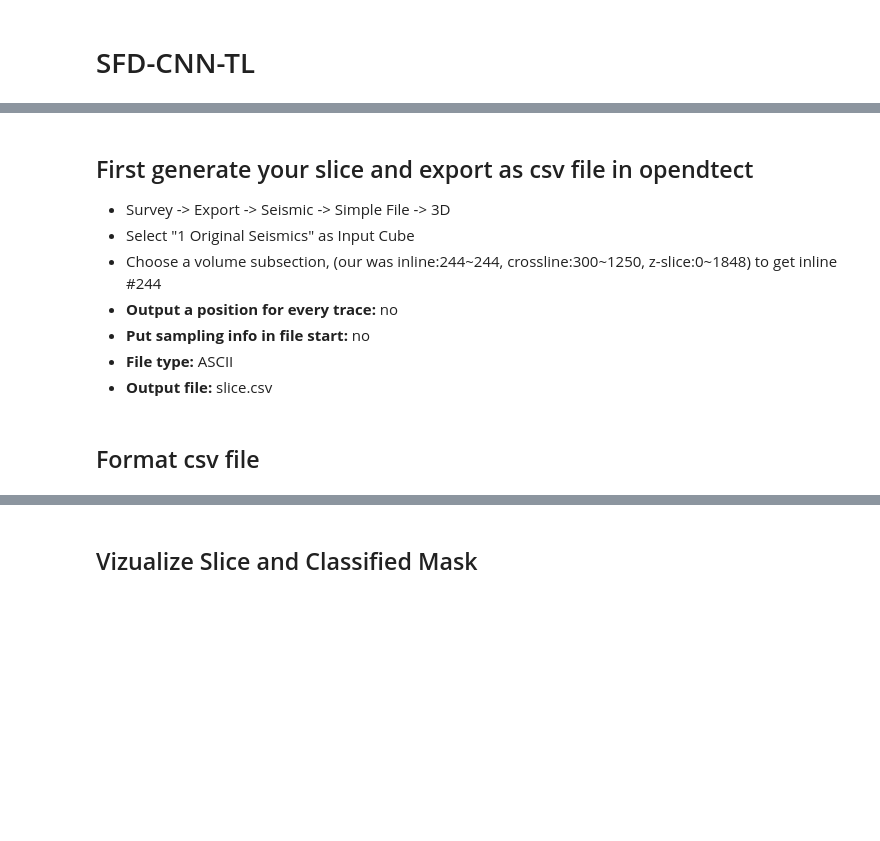
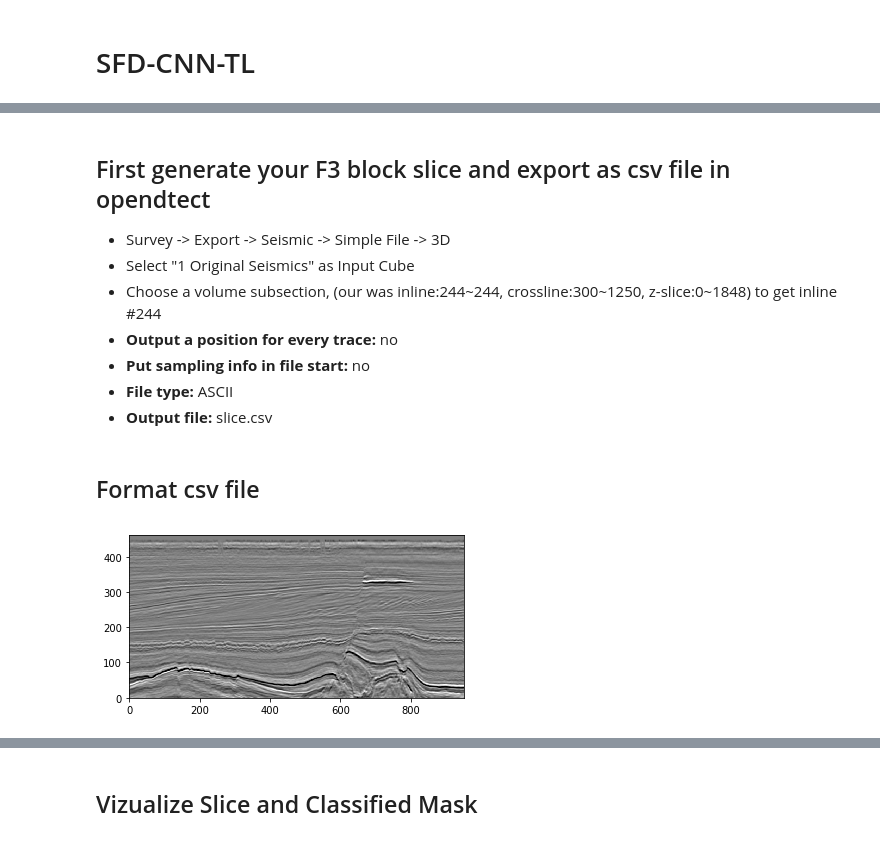
Before and after one commit to augustoicaro/SFD-CNN-TL, a Jupyter notebook: classifyAndView.ipynb, the cells around one changed output, grey strips where cells are left out. Drawn from its saved outputs; the diff is of its cells as text; code cells hidden in the pictures; blank space fills up the shorter version.

```diff
--- a/classifyAndView.ipynb
+++ b/classifyAndView.ipynb
@@ -23,5 +25,5 @@ np.random.seed(1337)
 # %% [markdown]
-## First generate your slice and export as csv file in opendtect
+## First generate your F3 block slice and export as csv file in opendtect
 - Survey -> Export -> Seismic -> Simple File -> 3D
 - Select "1 Original Seismics" as Input Cube
 - Choose a volume subsection, (our was inline:244~244, crossline:300~1250, z-slice:0~1848) to get inline #244
@@ -62,34 +64,36 @@ if not os.path.exists(output_dir):
     os.makedirs(output_dir)
 
 # Read and format files
 raw_data = np.genfromtxt(data_file, delimiter='\t')
 
 nb_crosslines = max_crl - min_crl + 1
 nb_sections = raw_data.shape[0]/nb_crosslines
 
 for k in range(int(nb_sections)):
     # Output name
     inl_nb = int(min_inl + k);
     name = 'inl'+str(inl_nb)+'_sc_formatted.csv'
 
     # Read
     section = raw_data[k*nb_crosslines : (k+1)*nb_crosslines, : ]
     section = np.transpose(section)
 
     # Smooth
     section = myGaussSmooth(section)
 
     # Clip
     section = clip(section)
 
     # Normalize between -1 and 1
     section = myNormalization(section)
 
     # Write
     np.savetxt(output_dir + name, section, delimiter=" ")
 
     # Visualize
-    plt.imshow(section, cmap="gray")
+    plt.imshow(np.flipud(section), cmap="gray", origin = 'lower')
+# %% [output]
+[figure, added]
 # %%
 # Define sections type
 types=['inline','crossline','z-slice','section_coords']
```
Also changed, not shown: parts of 18 cells of this notebook.
